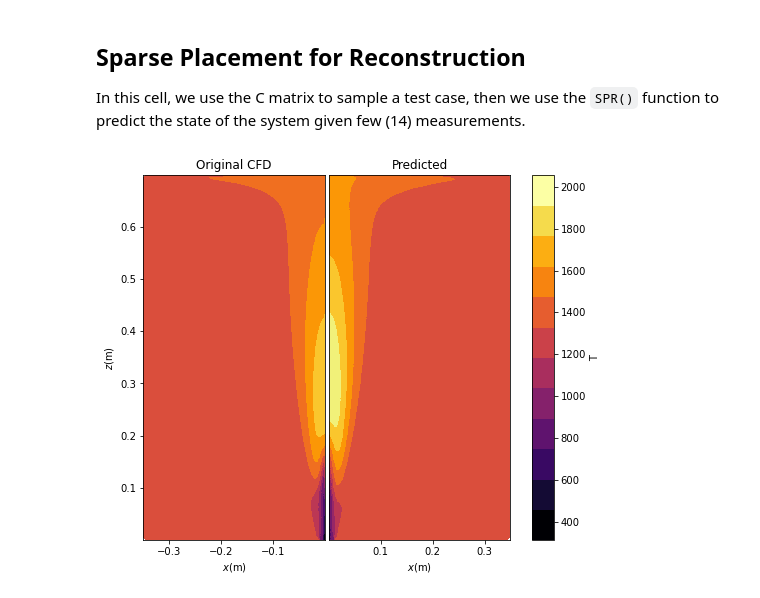
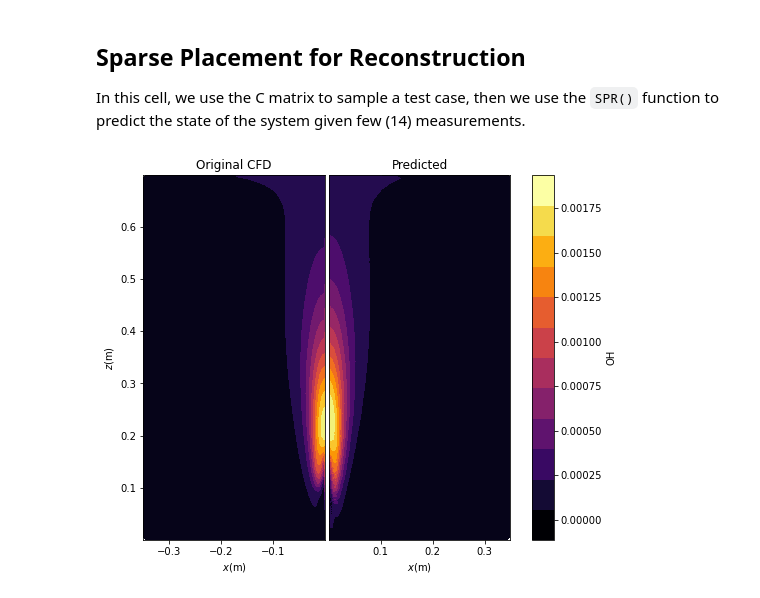
Before and after one commit to burn-research/OpenMEASURE, a Jupyter notebook: docs/sparse_sensing_doc.ipynb, the cells around one changed output. Drawn from its saved outputs; the diff is of its cells as text; code cells hidden in the pictures.

```diff
--- a/docs/sparse_sensing_doc.ipynb
+++ b/docs/sparse_sensing_doc.ipynb
@@ -336,19 +342,19 @@ In this cell, we use the C matrix to sample a test case, then we use the `SPR()`
 # %%
 # Sample a test simulation using the optimal qr matrix
 y_qr = np.zeros((n_sensors,2))
 y_qr[:,0] = C_qr @ X_test[:,3]
 
 for i in range(n_sensors):
     y_qr[i,1] = np.argmax(C_qr[i,:]) // n_cells
 
 # Fit the model and predict the low-dim vector (ap) and the high-dim solution (xp)
 ap, xp = spr.fit_predict(C_qr, y_qr)
 
 # Select the feature to plot
-str_ind = 'T'
+str_ind = 'OH'
 ind = features.index(str_ind)
 
 plot_contours_tri(xz[:,0], xz[:,1], [X_test[ind*n_cells:(ind+1)*n_cells, 3],
                 xp[ind*n_cells:(ind+1)*n_cells]], cbar_label=str_ind)
 # %% [output]
-[figure, old version]
+[figure, new version]
```
Also changed, not shown: parts of 3 cells of this notebook.
